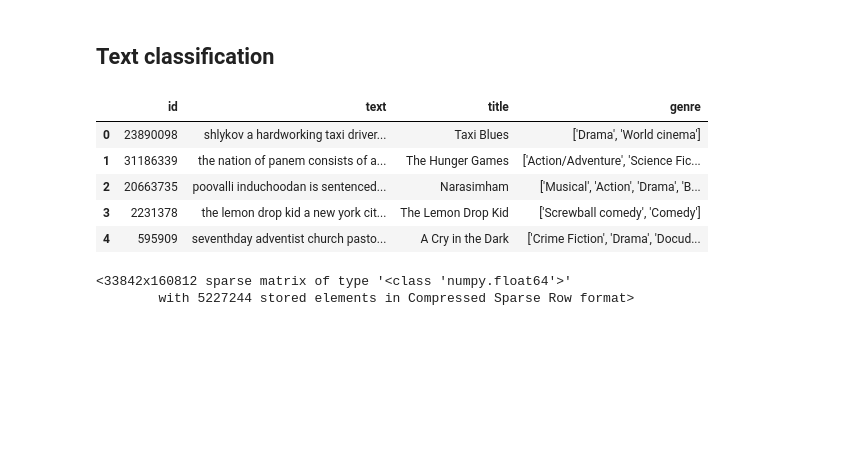
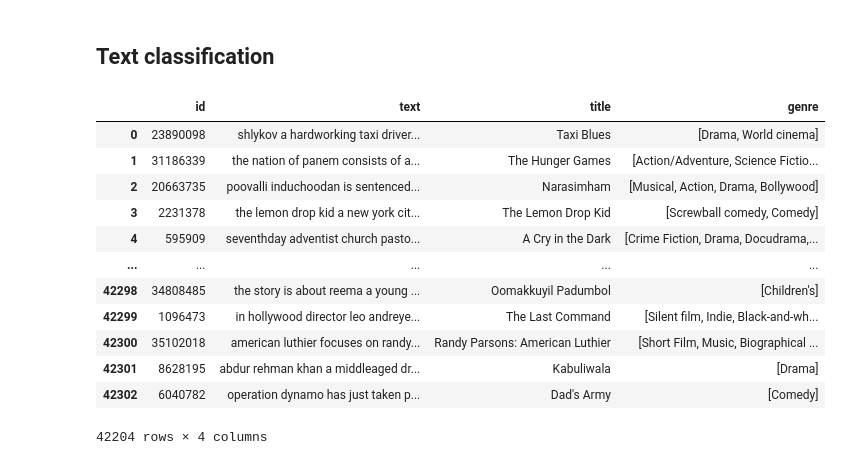
Before and after one commit to MatthiasRemta/NLP_Project, a Jupyter notebook: Classification_Test_Anna.ipynb, the cells around one changed output. Saved outputs shown, nothing was run; the diff lists cells and outputs as text; code cells hidden in the pictures; blank space fills up the shorter version.

```diff
--- a/Classification_Test_Anna.ipynb
+++ b/Classification_Test_Anna.ipynb
@@ -10,10 +11,17 @@ from sklearn.metrics import classification_report
 # %%
-df = pd.read_csv('Data/MovieSummaries/plots_genres.csv')
-df.head()
+df = pd.read_pickle("./Data/MovieSummaries/plots_genres.pkl")
+df
 # %% [output]
 |  | id | text | title | genre |
-| 0 | 23890098 | shlykov a hardworking taxi driver... | Taxi Blues | ['Drama', 'World cinema'] |
-| 1 | 31186339 | the nation of panem consists of a... | The Hunger Games | ['Action/Adventure', 'Science Fic... |
-| 2 | 20663735 | poovalli induchoodan is sentenced... | Narasimham | ['Musical', 'Action', 'Drama', 'B... |
-| 3 | 2231378 | the lemon drop kid a new york cit... | The Lemon Drop Kid | ['Screwball comedy', 'Comedy'] |
-| 4 | 595909 | seventhday adventist church pasto... | A Cry in the Dark | ['Crime Fiction', 'Drama', 'Docud... |
+| 0 | 23890098 | shlykov a hardworking taxi driver... | Taxi Blues | [Drama, World cinema] |
+| 1 | 31186339 | the nation of panem consists of a... | The Hunger Games | [Action/Adventure, Science Fictio... |
+| 2 | 20663735 | poovalli induchoodan is sentenced... | Narasimham | [Musical, Action, Drama, Bollywood] |
+| 3 | 2231378 | the lemon drop kid a new york cit... | The Lemon Drop Kid | [Screwball comedy, Comedy] |
+| 4 | 595909 | seventhday adventist church pasto... | A Cry in the Dark | [Crime Fiction, Drama, Docudrama,... |
+| ... | ... | ... | ... | ... |
+| 42298 | 34808485 | the story is about reema a young ... | Oomakkuyil Padumbol | [Children's] |
+| 42299 | 1096473 | in hollywood director leo andreye... | The Last Command | [Silent film, Indie, Black-and-wh... |
+| 42300 | 35102018 | american luthier focuses on randy... | Randy Parsons: American Luthier | [Short Film, Music, Biographical ... |
+| 42301 | 8628195 | abdur rehman khan a middleaged dr... | Kabuliwala | [Drama] |
+| 42302 | 6040782 | operation dynamo has just taken p... | Dad's Army | [Comedy] |
+42204 rows × 4 columns
@@ -30,5 +27,0 @@ X_test_tfidf = tfidf_vectorizer.transform(X_test)
-# %%
-X_train_tfidf
-# %% [output]
-<33842x160812 sparse matrix of type '<class 'numpy.float64'>'
-        with 5227244 stored elements in Compressed Sparse Row format>
```
Also changed, not shown: parts of 21 cells of this notebook.
